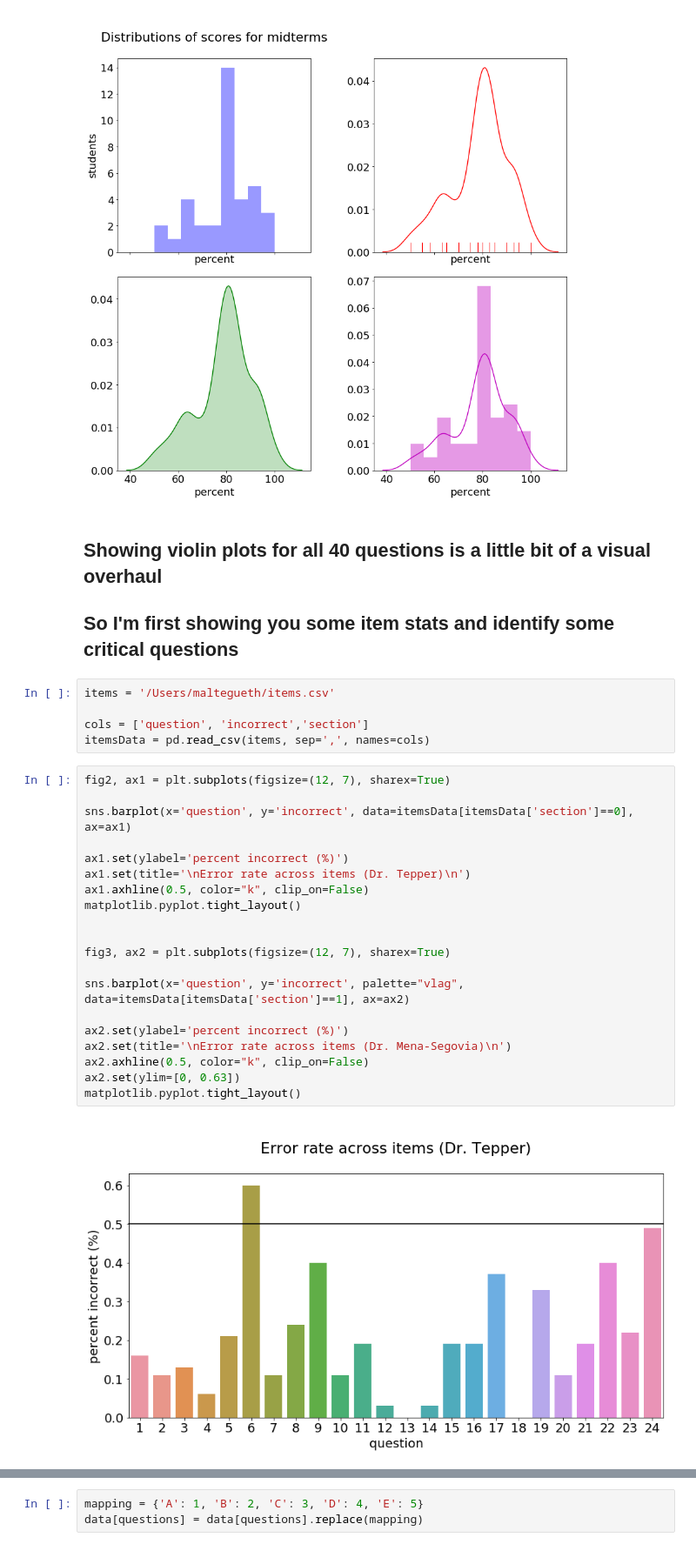
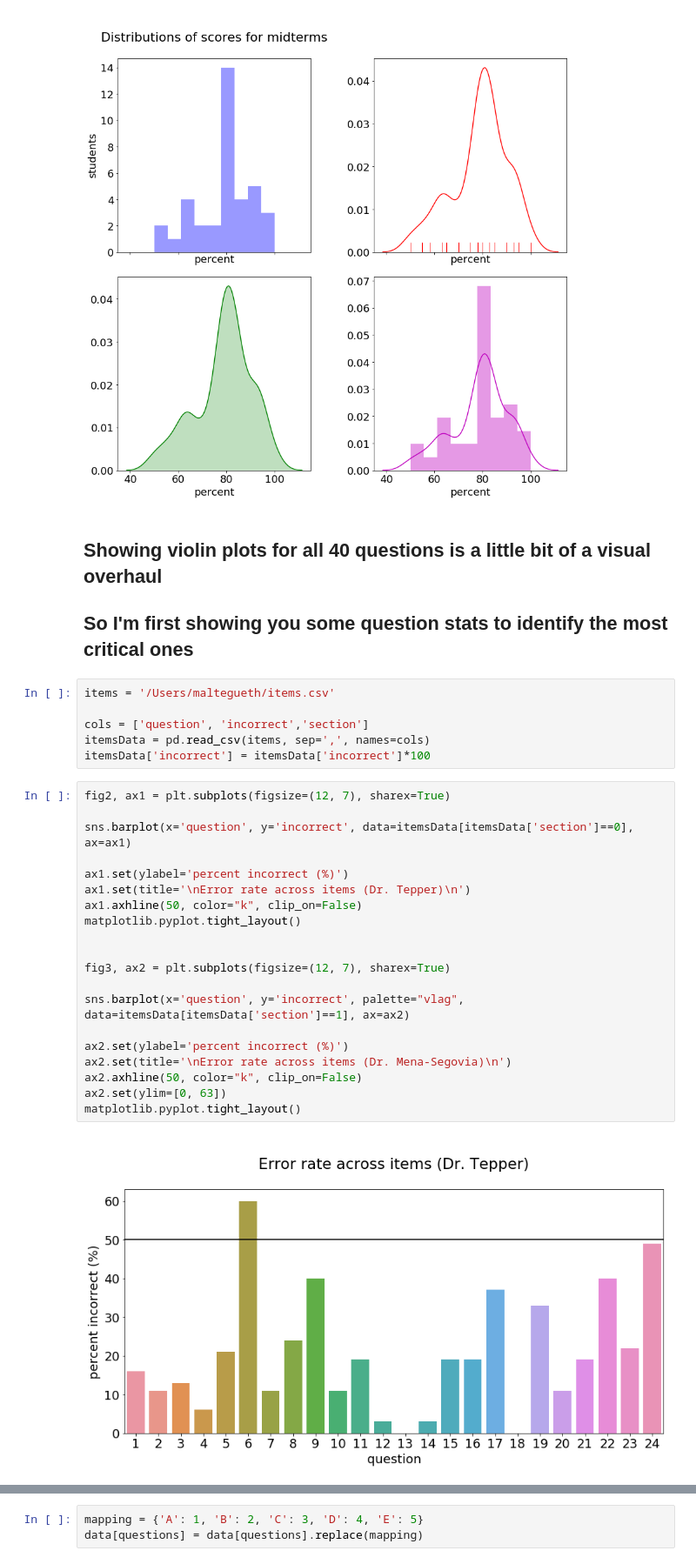
Before and after one commit to MalteGueth/test, a Jupyter notebook: midterms_stats.ipynb, the cells around one changed output, grey strips where cells are left out. Shown at 87% size. Cells and saved outputs as stored; diff of their text form.

```diff
--- a/midterms_stats.ipynb
+++ b/midterms_stats.ipynb
@@ -67,31 +73,32 @@ matplotlib.pyplot.tight_layout()
 [figure]
 # %% [markdown]
 ## Showing violin plots for all 40 questions is a little bit of a visual overhaul
-## So I'm first showing you some item stats and identify some critical questions
+## So I'm first showing you some question stats to identify the most critical ones
 # %%
 items = '/Users/maltegueth/items.csv'
 
 cols = ['question', 'incorrect','section']
 itemsData = pd.read_csv(items, sep=',', names=cols)
+itemsData['incorrect'] = itemsData['incorrect']*100
 # %%
 fig2, ax1 = plt.subplots(figsize=(12, 7), sharex=True)
 
 sns.barplot(x='question', y='incorrect', data=itemsData[itemsData['section']==0], ax=ax1)
 
 ax1.set(ylabel='percent incorrect (%)')
 ax1.set(title='\nError rate across items (Dr. Tepper)\n')
-ax1.axhline(0.5, color="k", clip_on=False)
+ax1.axhline(50, color="k", clip_on=False)
 matplotlib.pyplot.tight_layout()
 
 
 fig3, ax2 = plt.subplots(figsize=(12, 7), sharex=True)
 
 sns.barplot(x='question', y='incorrect', palette="vlag", data=itemsData[itemsData['section']==1], ax=ax2)
 
 ax2.set(ylabel='percent incorrect (%)')
 ax2.set(title='\nError rate across items (Dr. Mena-Segovia)\n')
-ax2.axhline(0.5, color="k", clip_on=False)
-ax2.set(ylim=[0, 0.63])
+ax2.axhline(50, color="k", clip_on=False)
+ax2.set(ylim=[0, 63])
 matplotlib.pyplot.tight_layout()
 # %% [output]
-[figure, old version]
+[figure, new version]
```
Also changed, not shown: parts of 21 cells of this notebook.
